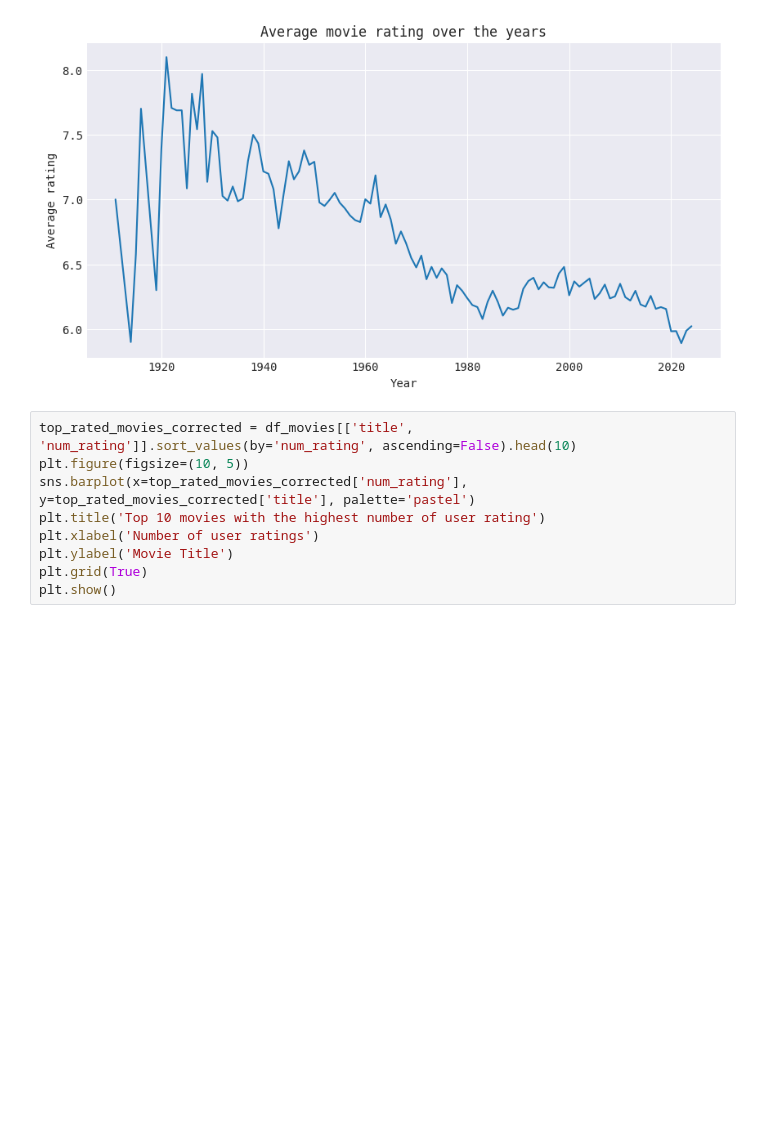
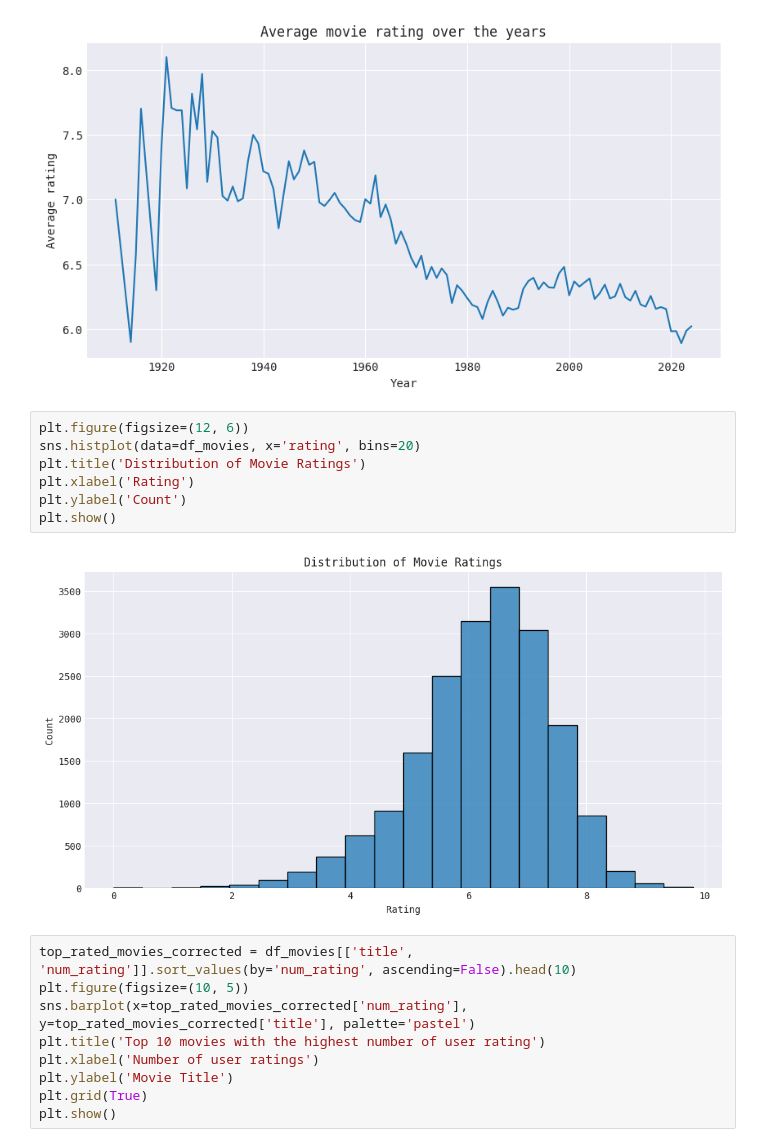
Before and after one commit to helloitsurdvq/DsProject_Imdb, a Jupyter notebook: notebooks/02_exploratoryDataAnalysis.ipynb, the cells around one changed output. Saved outputs shown, nothing was run; the diff lists cells and outputs as text; blank space fills up the shorter version.

```diff
--- a/notebooks/02_exploratoryDataAnalysis.ipynb
+++ b/notebooks/02_exploratoryDataAnalysis.ipynb
@@ -55,6 +55,15 @@ plt.grid(True)
 plt.show()
 # %% [output]
 [figure]
+# %%
+plt.figure(figsize=(12, 6))
+sns.histplot(data=df_movies, x='rating', bins=20)
+plt.title('Distribution of Movie Ratings')
+plt.xlabel('Rating')
+plt.ylabel('Count')
+plt.show()
+# %% [output]
+[figure, added]
 # %%
 top_rated_movies_corrected = df_movies[['title', 'num_rating']].sort_values(by='num_rating', ascending=False).head(10)
 plt.figure(figsize=(10, 5))
```
Also changed, not shown: parts of 8 cells of this notebook.
